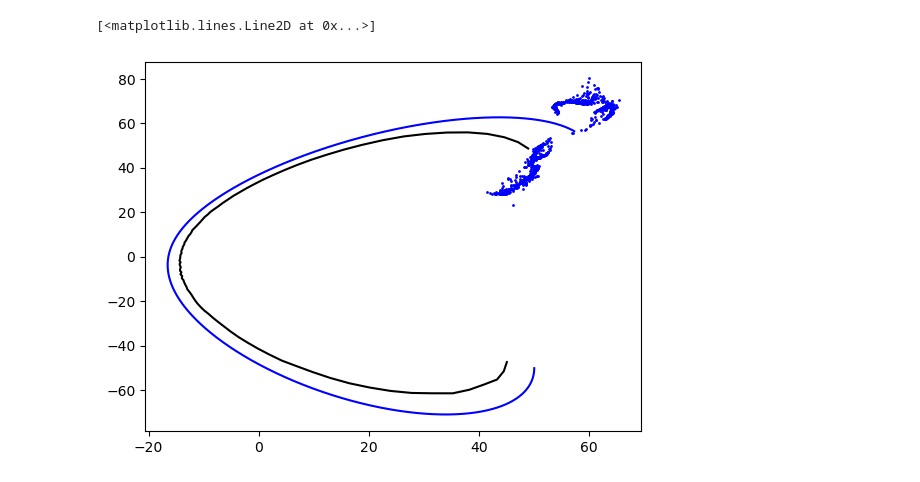
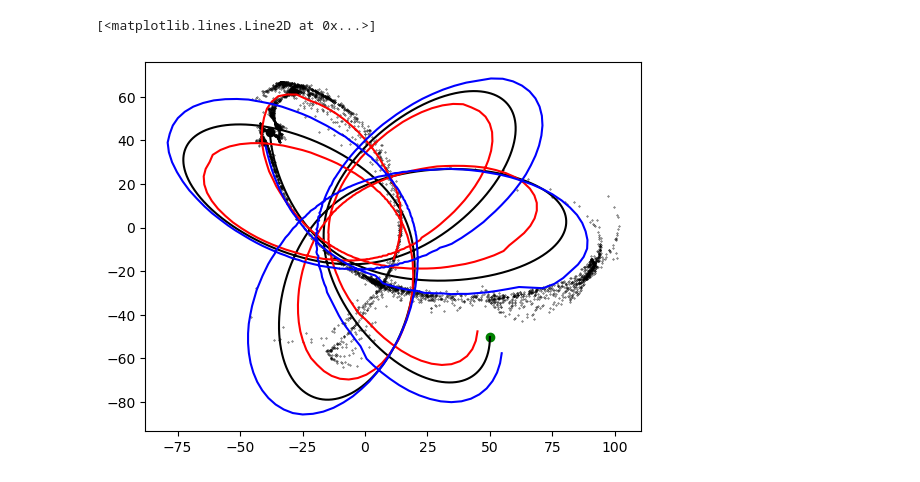
Before and after one commit to David-Chemaly/Nibaueur2023, a Jupyter notebook: Gala_stream.ipynb, the cells around one changed output. Cells and saved outputs as stored; diff of their text form; code cells hidden in the pictures.

```diff
--- a/Gala_stream.ipynb
+++ b/Gala_stream.ipynb
@@ -40,15 +40,22 @@ N  = 4000
 dN = 1
 
 orbit_pos_p, orbit_pos_N, leading_arg, trailing_arg = run(mass_halo, r_s, mass_plummer, r_plummer, time, dt, pos_p, vel_p, N, dN)
-# %%
-x_mean, y_mean = average_orbit(orbit_pos_p, orbit_pos_N, leading_arg, trailing_arg).forward()
-
-plt.scatter(orbit_pos_N[-1, :, 0], orbit_pos_N[-1, :, 1], s=1, c='b')
-plt.plot(orbit_pos_p[:, 0], orbit_pos_p[:, 1], c='b')
-
-plt.plot(x_mean, y_mean, c='k')
-# %% [output]
-[<matplotlib.lines.Line2D at 0x...>]
-[figure, removed]
+# %%
+n = 1000
+reso = 500
+x_mean_leading, y_mean_leading = average_orbit(orbit_pos_N, leading_arg, n, reso).forward()
+x_mean_trailing, y_mean_trailing = average_orbit(orbit_pos_N, trailing_arg, n, reso).forward()
+# %%
+plt.scatter(orbit_pos_N[-1, :, 0], orbit_pos_N[-1, :, 1], s=0.1, c='k')
+plt.scatter(orbit_pos_p[0, 0], orbit_pos_p[0, 1], c='g')
+plt.scatter(orbit_pos_p[-1, 0], orbit_pos_p[-1, 1], c='k')
+plt.plot(orbit_pos_p[:, 0], orbit_pos_p[:, 1], c='k')
+
+crop = reso // 1
+plt.plot(x_mean_leading[-crop:], y_mean_leading[-crop:], c='r')
+plt.plot(x_mean_trailing[-crop:], y_mean_trailing[-crop:], c='b')
+# %% [output]
+[<matplotlib.lines.Line2D at 0x...>]
+[figure, added]
 # %%
 n = 11
```
Also changed, not shown: parts of 4 cells of this notebook, 3 other files.
